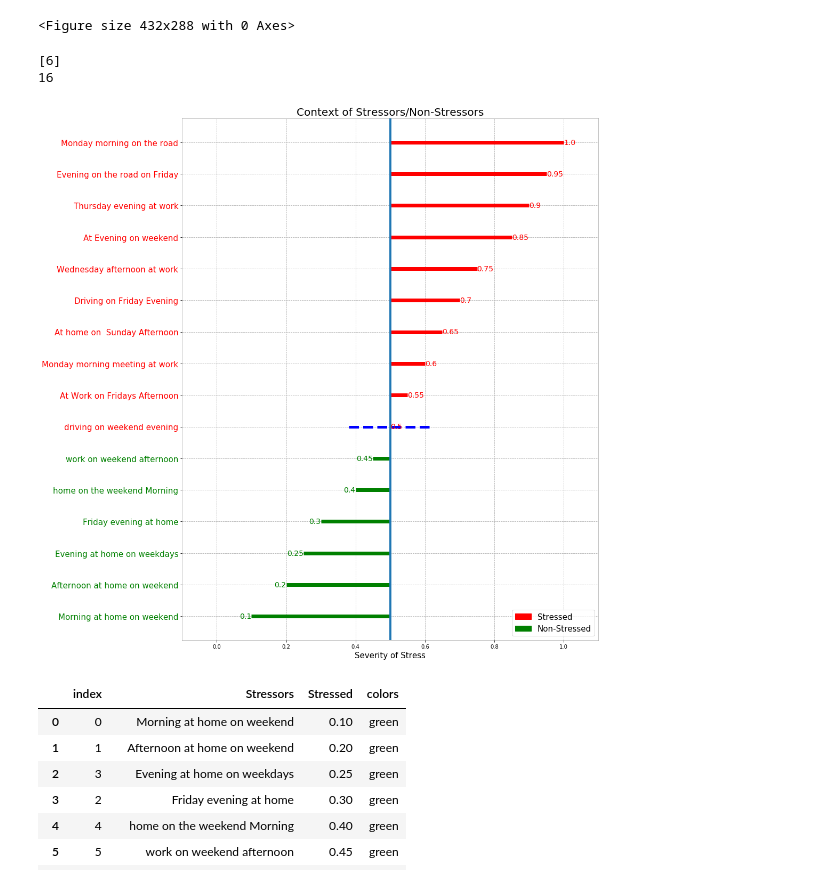
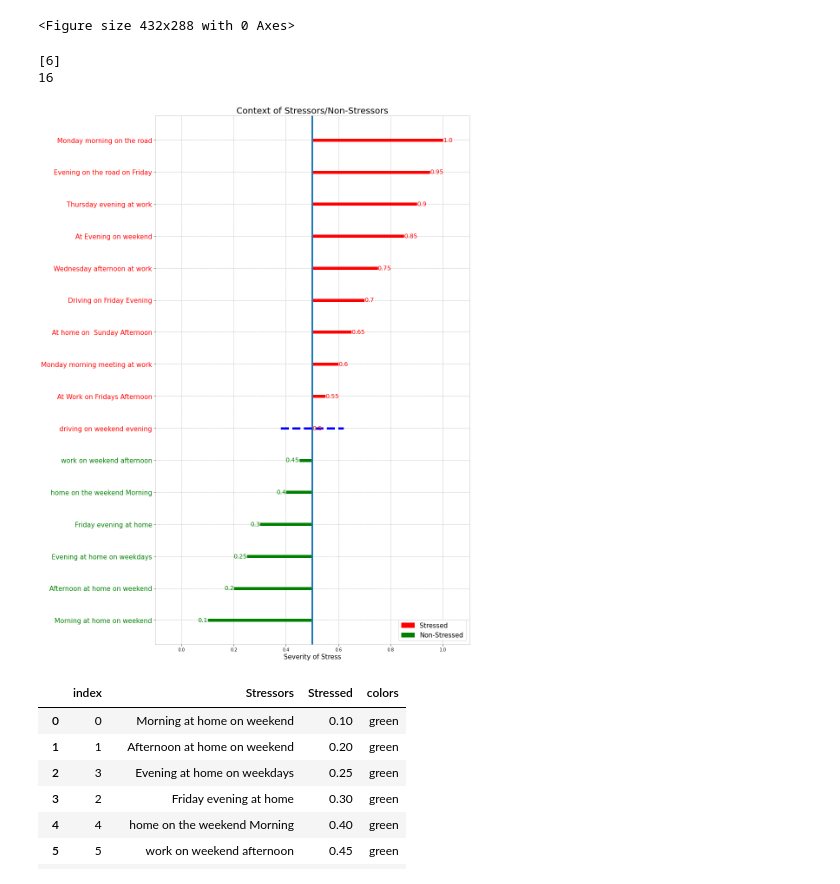
Before and after one commit to sameerthereds/Visualization_MOODS, a Jupyter notebook: VISUALIZATION/Diverging Dot Plot.ipynb, the cells around one changed output. Saved outputs shown, nothing was run; the diff lists cells and outputs as text; code cells hidden in the pictures.

```diff
--- a/VISUALIZATION/Diverging Dot Plot.ipynb
+++ b/VISUALIZATION/Diverging Dot Plot.ipynb
@@ -113,35 +113,52 @@ plt.gca().spines["bottom"].set_alpha(.3)
 plt.gca().spines["right"].set_alpha(.3)
 plt.gca().spines["left"].set_alpha(.3)
 
 
 
 plt.yticks(df.index, df.Stressors)
 a=df.index[df['Stressed'] == 0.5].tolist()
 plt.yticks(df.index, df.Stressors,fontsize=15,color="g")
 for i in range(a[0],len(df)):
     ax.get_yticklabels()[i].set_color("red")
 plt.title('Context of Stressors/Non-Stressors', fontdict={'size':20})
 plt.xlabel('Severity of Stress', fontdict={'size':15})
 plt.grid(linestyle='--', alpha=1)
 plt.xlim(-0.1, 1.1)
 
 print(a)
 plt.axvline(x=0.5,linewidth=4.0)
 plt.axhline(y=a[0], xmin=0.4, xmax=0.6, color='b',linewidth=5.0,linestyle="--")
 print(len(df))
 
 import matplotlib.patches as mpatches
 import matplotlib.pyplot as plt
 
 red_patch = mpatches.Patch(color='red', label='Stressed')
 green_patch = mpatches.Patch(color='green', label='Non-Stressed')
 plt.legend(handles=[red_patch,green_patch],loc="lower right",prop={"size":15})
-plt.savefig("Context_bar.png")
+plt.savefig("Context_bar.jpeg",bbox_inches='tight')
+
+# import matplotlib.pyplot as plt
+# import base64
+# from io import BytesIO
+
+# # fig = plt.figure()
+# #plot sth
+
+# tmpfile = BytesIO()
+# plt.savefig(tmpfile, format='png')
+# encoded = base64.b64encode(tmpfile.getvalue()).decode('utf-8')
+
+# html = 'Some html head' + '<img src=\'embedded-picture'>'.format(encoded) + 'Some more html'
+
+# with open('Context_bar.html','w') as f:
+#     f.write(html)
+plt.tight_layout()
 plt.show()
 # %% [output]
 [6]
 16
-[figure, old version]
+[figure, new version]
 # %%
 days_of_week=['Monday', 'Tuesday', 'Wednesday','Thursday', 'Friday', 'Saturday','Sunday']
 time_of_the_day=['Morning','Afternoon','Evening']
```
Also changed, not shown: parts of 1 cell of this notebook, 38 other files.
